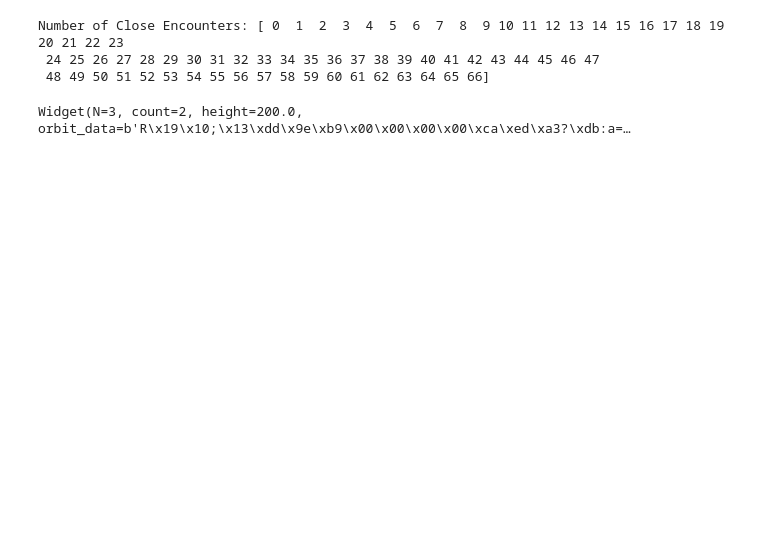
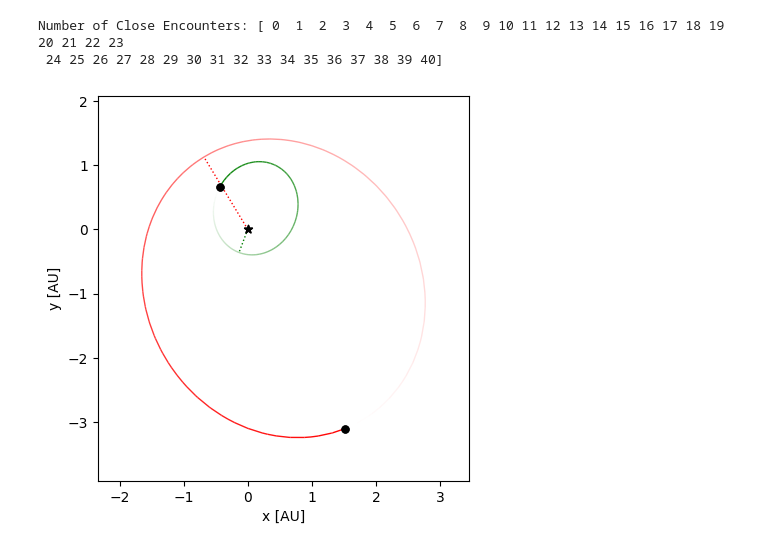
Before and after one commit to SudatKhan/ureca_repo, a Jupyter notebook: hill_instability.ipynb, the cells around one changed output. Drawn from its saved outputs; the diff is of its cells as text; code cells hidden in the pictures; blank space fills up the shorter version.

```diff
--- a/hill_instability.ipynb
+++ b/hill_instability.ipynb
@@ -77,16 +60,15 @@ def close_encounter(sim_pointer, collision):
 # %%
 sim = setupSimulation()
 temp = 0
 count = np.array([0])
 sim.collision = "direct"
 sim.collision_resolve = close_encounter
-sim.integrate(77)
+sim.integrate(tmax)
 print(f"Number of Close Encounters: {count}")
-display(sim.getWidget())
+fig = rebound.OrbitPlot(sim, unitlabel='[AU]', color=['green', 'red'], periastron=True)
 # %% [output]
 Number of Close Encounters: [ 0  1  2  3  4  5  6  7  8  9 10 11 12 13 14 15 16 17 18 19 20 21 22 23
- 24 25 26 27 28 29 30 31 32 33 34 35 36 37 38 39 40 41 42 43 44 45 46 47
- 48 49 50 51 52 53 54 55 56 57 58 59 60 61 62 63 64 65 66]
+ 24 25 26 27 28 29 30 31 32 33 34 35 36 37 38 39 40]
-Widget(N=3, count=2, height=200.0, orbit_data=b'R\x19\x10;\x13\xdd\x9e\xb9\x00\x00\x00\x00\xca\xed\xa3?\xdb:a=…
+[figure, added]
 # %%
 def my_merge(sim_pointer, collided_particles_index):
```
Also changed, not shown: parts of 10 cells of this notebook.
